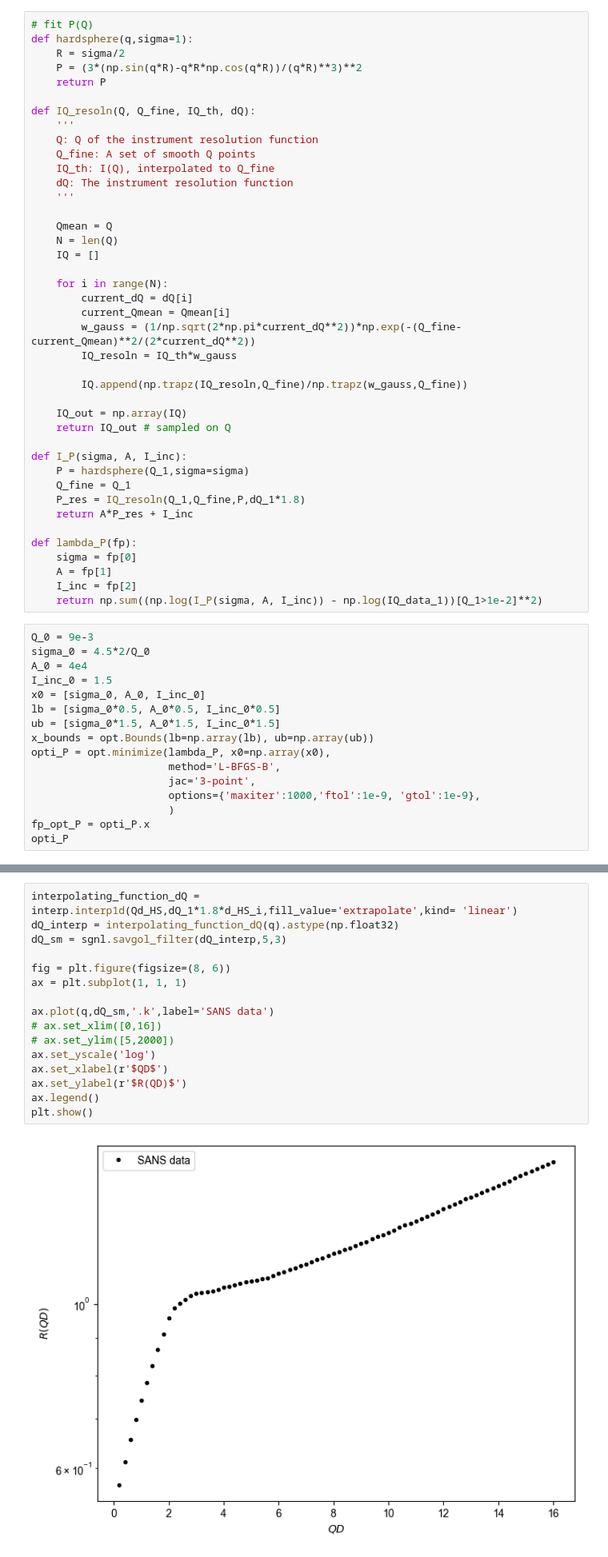
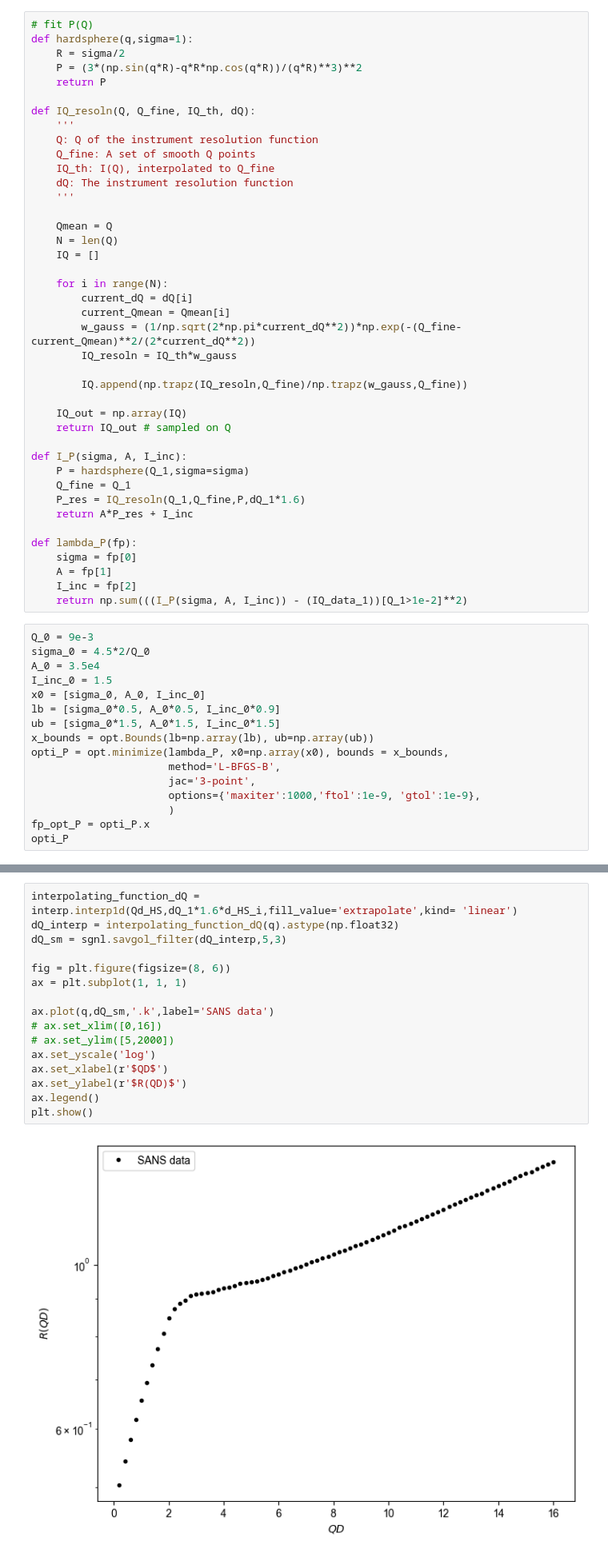
Before and after one commit to ch-tung/SQ_VAE, a Jupyter notebook: direct_param_SQ/silica/Fit_IQ_10.ipynb, the cells around one changed output, grey strips where cells are left out. Shown at 80% size. Drawn from its saved outputs; the diff is of its cells as text.

Commit message:
Fit silica SANS data

```diff
--- a/direct_param_SQ/silica/Fit_IQ_10.ipynb
+++ b/direct_param_SQ/silica/Fit_IQ_10.ipynb
@@ -87,24 +87,24 @@ def IQ_resoln(Q, Q_fine, IQ_th, dQ):
 def I_P(sigma, A, I_inc):
     P = hardsphere(Q_1,sigma=sigma)
     Q_fine = Q_1
-    P_res = IQ_resoln(Q_1,Q_fine,P,dQ_1*1.8)
+    P_res = IQ_resoln(Q_1,Q_fine,P,dQ_1*1.6)
     return A*P_res + I_inc
 
 def lambda_P(fp):
     sigma = fp[0]
     A = fp[1]
     I_inc = fp[2]
-    return np.sum((np.log(I_P(sigma, A, I_inc)) - np.log(IQ_data_1))[Q_1>1e-2]**2)
+    return np.sum(((I_P(sigma, A, I_inc)) - (IQ_data_1))[Q_1>1e-2]**2)
 # %%
 Q_0 = 9e-3
 sigma_0 = 4.5*2/Q_0
-A_0 = 4e4
+A_0 = 3.5e4
 I_inc_0 = 1.5
 x0 = [sigma_0, A_0, I_inc_0]
-lb = [sigma_0*0.5, A_0*0.5, I_inc_0*0.5]
+lb = [sigma_0*0.5, A_0*0.5, I_inc_0*0.9]
 ub = [sigma_0*1.5, A_0*1.5, I_inc_0*1.5]
 x_bounds = opt.Bounds(lb=np.array(lb), ub=np.array(ub))
-opti_P = opt.minimize(lambda_P, x0=np.array(x0),
+opti_P = opt.minimize(lambda_P, x0=np.array(x0), bounds = x_bounds,
                       method='L-BFGS-B',
                       jac='3-point',
                       options={'maxiter':1000,'ftol':1e-9, 'gtol':1e-9},
@@ -182,23 +195,23 @@ plt.show()
 # %% [markdown]
 ### Resolution
 # %%
-interpolating_function_dQ = interp.interp1d(Qd_HS,dQ_1*1.8*d_HS_i,fill_value='extrapolate',kind= 'linear')
+interpolating_function_dQ = interp.interp1d(Qd_HS,dQ_1*1.6*d_HS_i,fill_value='extrapolate',kind= 'linear')
 dQ_interp = interpolating_function_dQ(q).astype(np.float32)
 dQ_sm = sgnl.savgol_filter(dQ_interp,5,3)
 
 fig = plt.figure(figsize=(8, 6))
 ax = plt.subplot(1, 1, 1)
 
 ax.plot(q,dQ_sm,'.k',label='SANS data')
 # ax.set_xlim([0,16])
 # ax.set_ylim([5,2000])
 ax.set_yscale('log')
 ax.set_xlabel(r'$QD$')
 ax.set_ylabel(r'$R(QD)$')
 ax.legend()
 plt.show()
 # %% [output]
-[figure, old version]
+[figure, new version]
 # %% [markdown]
 ## Define functions
 # %%
```
Also changed, not shown: parts of 11 cells of this notebook.
